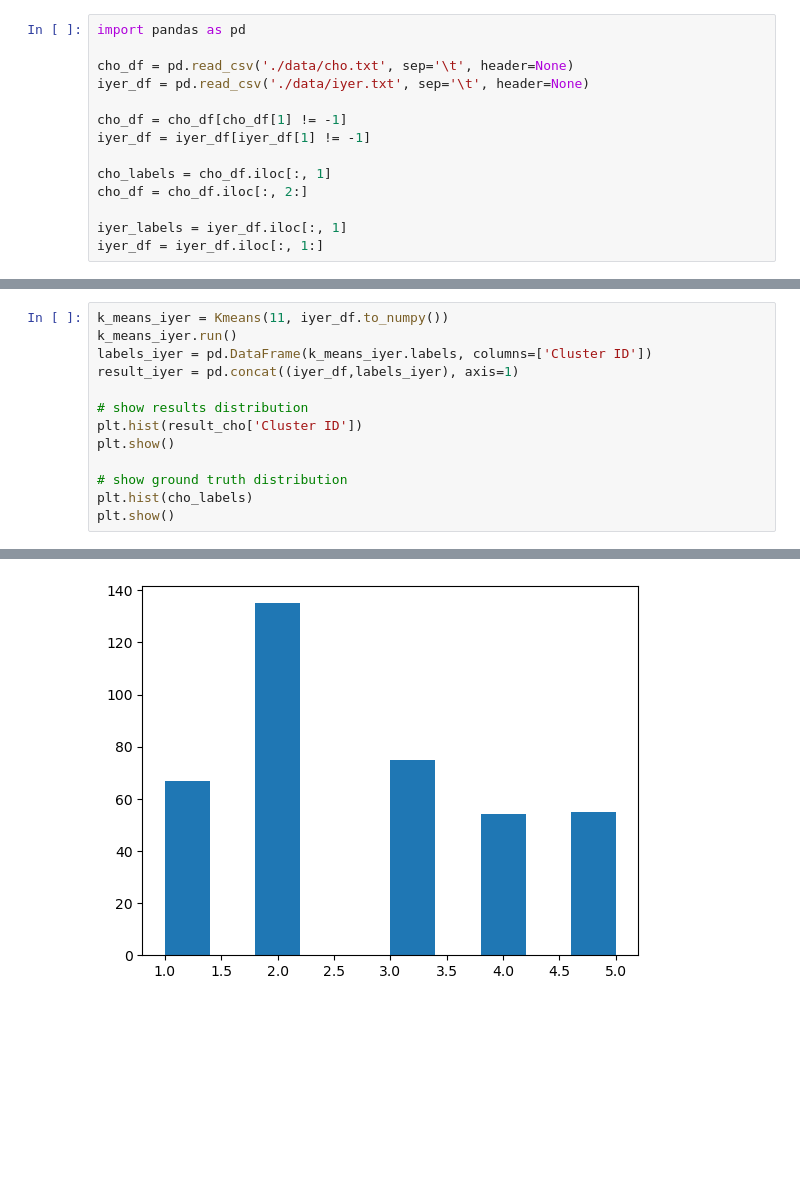
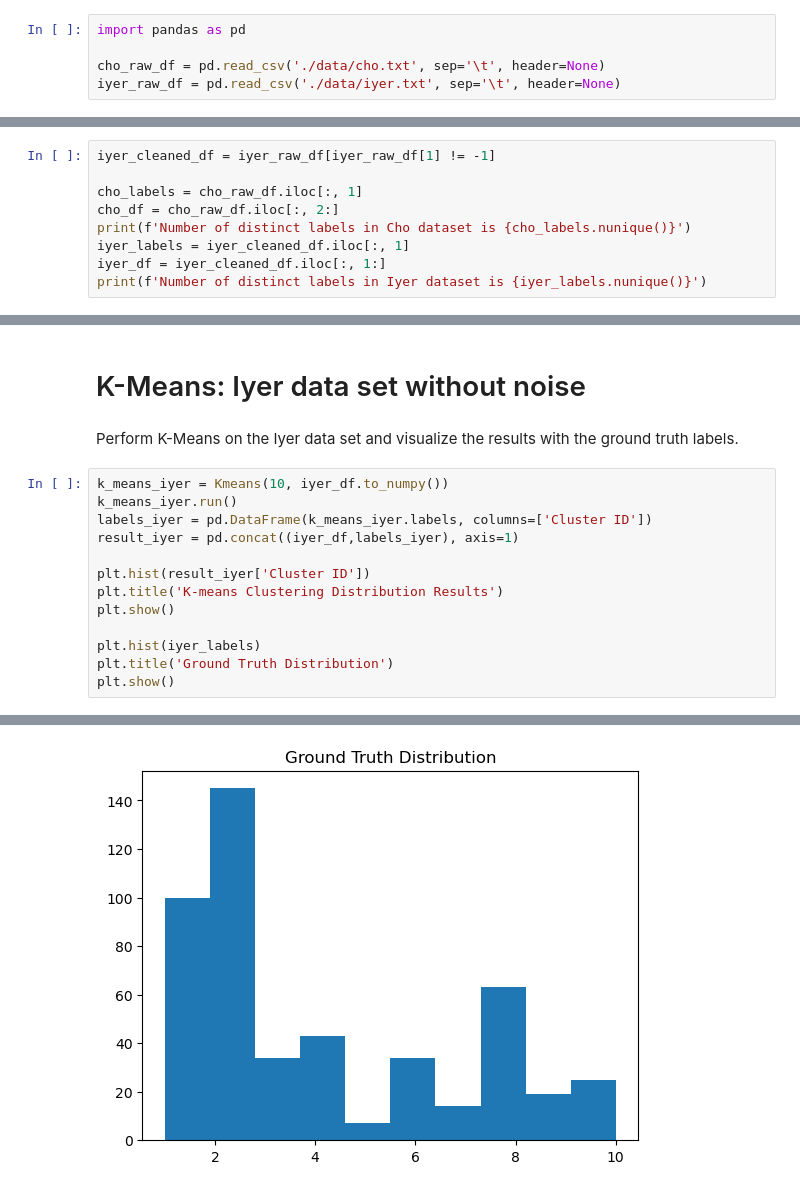
Before and after one commit to ngkhiem97/clustering, a Jupyter notebook: real_kmeans.ipynb, the cells around one changed output, grey strips where cells are left out. Saved outputs shown, nothing was run; the diff lists cells and outputs as text; blank space fills up the shorter version.

Commit message:
finalizing kmeans notebook

```diff
--- a/real_kmeans.ipynb
+++ b/real_kmeans.ipynb
@@ -1,14 +5,5 @@
 # %%
 import pandas as pd
 
-cho_df = pd.read_csv('./data/cho.txt', sep='\t', header=None)
-iyer_df = pd.read_csv('./data/iyer.txt', sep='\t', header=None)
-
-cho_df = cho_df[cho_df[1] != -1]
-iyer_df = iyer_df[iyer_df[1] != -1]
-
-cho_labels = cho_df.iloc[:, 1]
-cho_df = cho_df.iloc[:, 2:]
-
-iyer_labels = iyer_df.iloc[:, 1]
-iyer_df = iyer_df.iloc[:, 1:]
+cho_raw_df = pd.read_csv('./data/cho.txt', sep='\t', header=None)
+iyer_raw_df = pd.read_csv('./data/iyer.txt', sep='\t', header=None)
@@ -14,0 +22,9 @@ iyer_df = iyer_df.iloc[:, 1:]
+# %%
+iyer_cleaned_df = iyer_raw_df[iyer_raw_df[1] != -1]
+
+cho_labels = cho_raw_df.iloc[:, 1]
+cho_df = cho_raw_df.iloc[:, 2:]
+print(f'Number of distinct labels in Cho dataset is {cho_labels.nunique()}')
+iyer_labels = iyer_cleaned_df.iloc[:, 1]
+iyer_df = iyer_cleaned_df.iloc[:, 1:]
+print(f'Number of distinct labels in Iyer dataset is {iyer_labels.nunique()}')
@@ -74,14 +188,18 @@ plt.show()
+# %% [markdown]
+# K-Means: Iyer data set without noise
+# %% [markdown]
+Perform K-Means on the Iyer data set and visualize the results with the ground truth labels.
 # %%
-k_means_iyer = Kmeans(11, iyer_df.to_numpy())
+k_means_iyer = Kmeans(10, iyer_df.to_numpy())
 k_means_iyer.run()
 labels_iyer = pd.DataFrame(k_means_iyer.labels, columns=['Cluster ID'])
 result_iyer = pd.concat((iyer_df,labels_iyer), axis=1)
 
-# show results distribution
-plt.hist(result_cho['Cluster ID'])
+plt.hist(result_iyer['Cluster ID'])
+plt.title('K-means Clustering Distribution Results')
 plt.show()
 
-# show ground truth distribution
-plt.hist(cho_labels)
+plt.hist(iyer_labels)
+plt.title('Ground Truth Distribution')
 plt.show()
 # %% [output]
@@ -89 +207 @@ plt.show()
-[figure, old version]
+[figure, new version]
```
Also changed, not shown: parts of 55 cells of this notebook.
